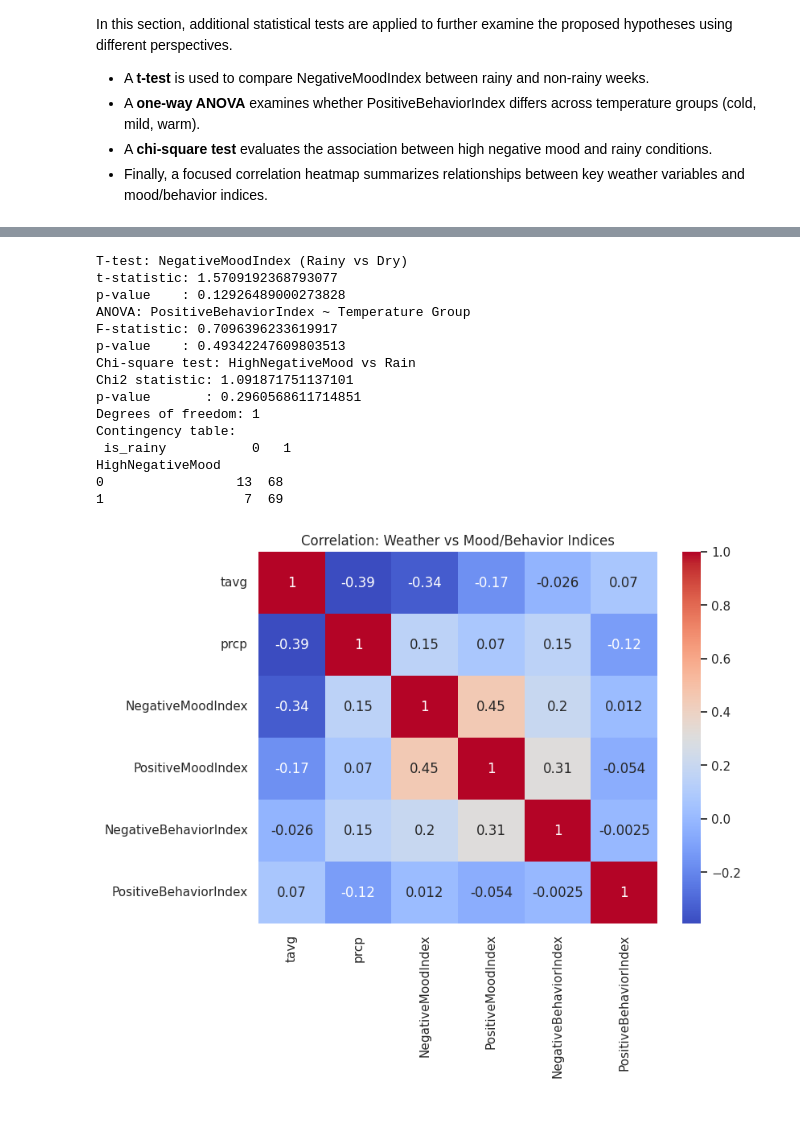
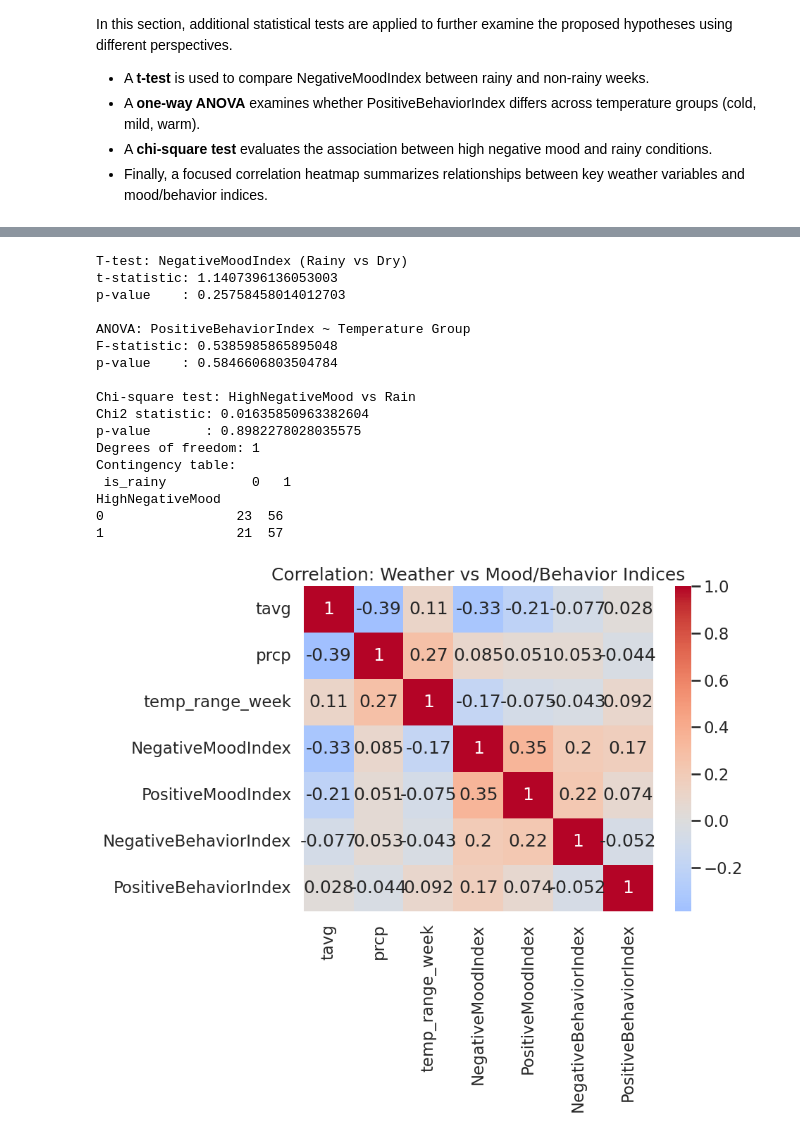
Before and after one commit to idrisinanoglu/DSA210-Project, a Jupyter notebook: DSA_210.ipynb, the cells around one changed output, grey strips where cells are left out. Drawn from its saved outputs; the diff is of its cells as text; code cells hidden in the pictures.

```diff
--- a/DSA_210.ipynb
+++ b/DSA_210.ipynb
@@ -508,23 +435,24 @@ the proposed hypotheses using different perspectives.
 # %%
 from scipy import stats
 from scipy.stats import f_oneway, chi2_contingency
+import pandas as pd
+import matplotlib.pyplot as plt
+import seaborn as sns
 
-df = pd.read_csv("combined_weather_trends_istanbul_TR_2022_2024.csv", index_col=0)
+df = pd.read_csv(
+    "combined_weather_trends_istanbul_TR34_2022_2024.csv",
+    index_col=0
+)
 df.index = pd.to_datetime(df.index)
 
-df.head()
+df["is_rainy"] = (df["prcp"] >= 1.0).astype(int)
 
-# rainy vs. dry weeks
-df["is_rainy"] = (df["prcp"] > 0).astype(int)
-
-# cold / mild / warm
 df["temp_group"] = pd.cut(
     df["tavg"],
-    bins=[-50, 10, 20, 50],          # <10, 10-20, >20 degrees
+    bins=[-50, 10, 20, 50],
     labels=["cold", "mild", "warm"]
 )
 
-# high vs low negative mood relative to median
 median_neg_mood = df["NegativeMoodIndex"].median()
 df["HighNegativeMood"] = (df["NegativeMoodIndex"] > median_neg_mood).astype(int)
 
@@ -543,46 +471,48 @@ warm = df[df["temp_group"] == "warm"]["PositiveBehaviorIndex"].dropna()
 
 f_stat, p_val = f_oneway(cold, mild, warm)
 
-print("ANOVA: PositiveBehaviorIndex ~ Temperature Group")
+print("\nANOVA: PositiveBehaviorIndex ~ Temperature Group")
 print("F-statistic:", f_stat)
 print("p-value    :", p_val)
 
 ct = pd.crosstab(df["HighNegativeMood"], df["is_rainy"])
 
 chi2, p_val, dof, expected = chi2_contingency(ct)
 
-print("Chi-square test: HighNegativeMood vs Rain")
+print("\nChi-square test: HighNegativeMood vs Rain")
 print("Chi2 statistic:", chi2)
 print("p-value       :", p_val)
 print("Degrees of freedom:", dof)
 print("Contingency table:\n", ct)
 
 cols_of_interest = [
-    "tavg", "prcp",
+    "tavg", "prcp", "temp_range_week",
     "NegativeMoodIndex", "PositiveMoodIndex",
     "NegativeBehaviorIndex", "PositiveBehaviorIndex"
 ]
 
 corr_subset = df[cols_of_interest].corr()
 
 plt.figure(figsize=(8,6))
-sns.heatmap(corr_subset, annot=True, cmap="coolwarm")
+sns.heatmap(corr_subset, annot=True, cmap="coolwarm", center=0)
 plt.title("Correlation: Weather vs Mood/Behavior Indices")
 plt.show()
 # %% [output]
 T-test: NegativeMoodIndex (Rainy vs Dry)
-t-statistic: 1.5709192368793077
-p-value    : 0.12926489000273828
+t-statistic: 1.1407396136053003
+p-value    : 0.25758458014012703
+
 ANOVA: PositiveBehaviorIndex ~ Temperature Group
-F-statistic: 0.7096396233619917
-p-value    : 0.49342247609803513
+F-statistic: 0.5385985865895048
+p-value    : 0.5846606803504784
+
 Chi-square test: HighNegativeMood vs Rain
-Chi2 statistic: 1.091871751137101
-p-value       : 0.2960568611714851
+Chi2 statistic: 0.01635850963382604
+p-value       : 0.8982278028035575
 Degrees of freedom: 1
 Contingency table:
  is_rainy           0   1
 HighNegativeMood
-0                 13  68
-1                  7  69
+0                 23  56
+1                 21  57
-[figure, old version]
+[figure, new version]
```
Also changed, not shown: parts of 15 cells of this notebook.
